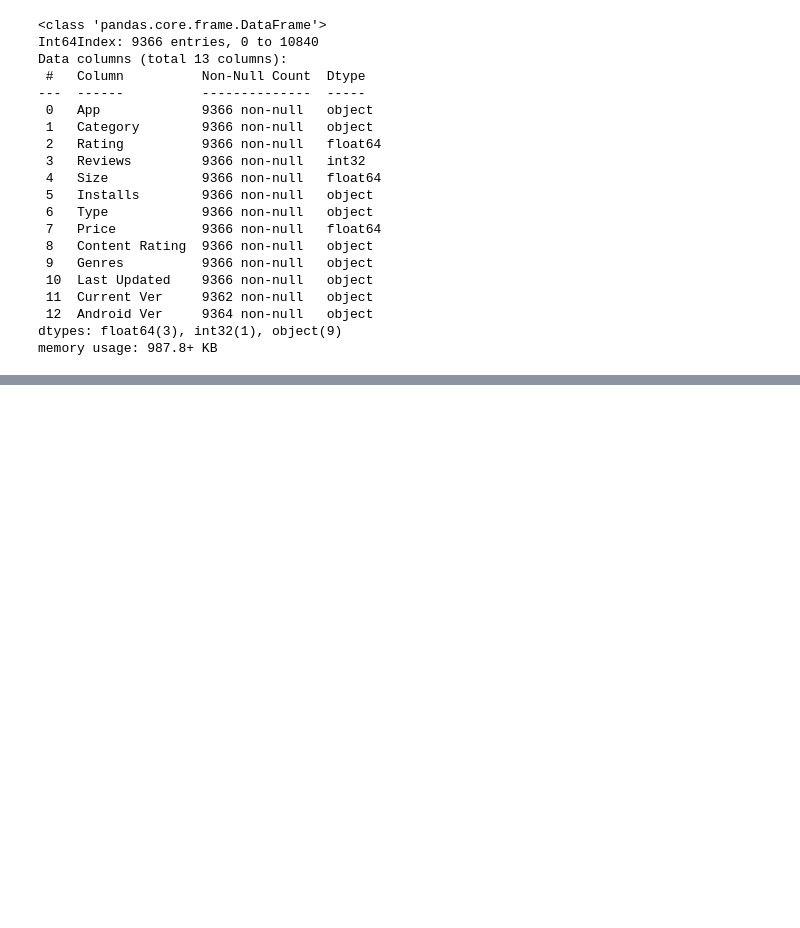
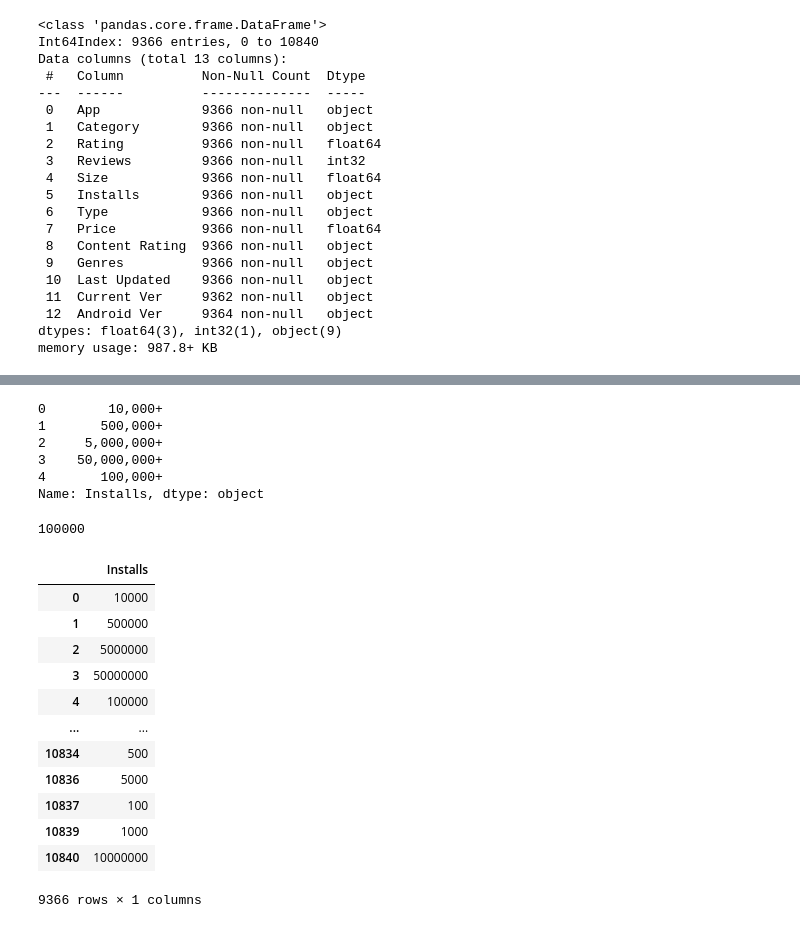
Before and after one commit to santoshkumarvagga/Data-Science, a Jupyter notebook: Matplotlib.ipynb, the cells around one changed output, grey strips where cells are left out. Cells and saved outputs as stored; diff of their text form; code cells hidden in the pictures; blank space fills up the shorter version.

```diff
--- a/Matplotlib.ipynb
+++ b/Matplotlib.ipynb
@@ -424,0 +463,44 @@ memory usage: 987.8+ KB
+# %%
+df['Installs'].head()
+# It should be numeric, but due to '+' and ',', it has been treated into Object.
+# Lets remove ',' and '+'
+# %% [output]
+0        10,000+
+1       500,000+
+2     5,000,000+
+3    50,000,000+
+4       100,000+
+Name: Installs, dtype: object
+# %%
+import re
+def remove_symbols(x):
+    item = list(x)
+    s = ''
+    for i in item:
+        if i=='+' or i==',':
+            continue
+        else:
+            s=s+i
+    return s
+print(remove_symbols('10,0000+'))
+# %% [output]
+100000
+# %%
+df['Installs'] = df['Installs'].apply(lambda x:remove_symbols(x))
+# %%
+pd.DataFrame(df.Installs)
+# Yes we did the task
+# %% [output]
+|  | Installs |
+| 0 | 10000 |
+| 1 | 500000 |
+| 2 | 5000000 |
+| 3 | 50000000 |
+| 4 | 100000 |
+| ... | ... |
+| 10834 | 500 |
+| 10836 | 5000 |
+| 10837 | 100 |
+| 10839 | 1000 |
+| 10840 | 10000000 |
+9366 rows × 1 columns
```
Also changed, not shown: parts of 5 cells of this notebook.
